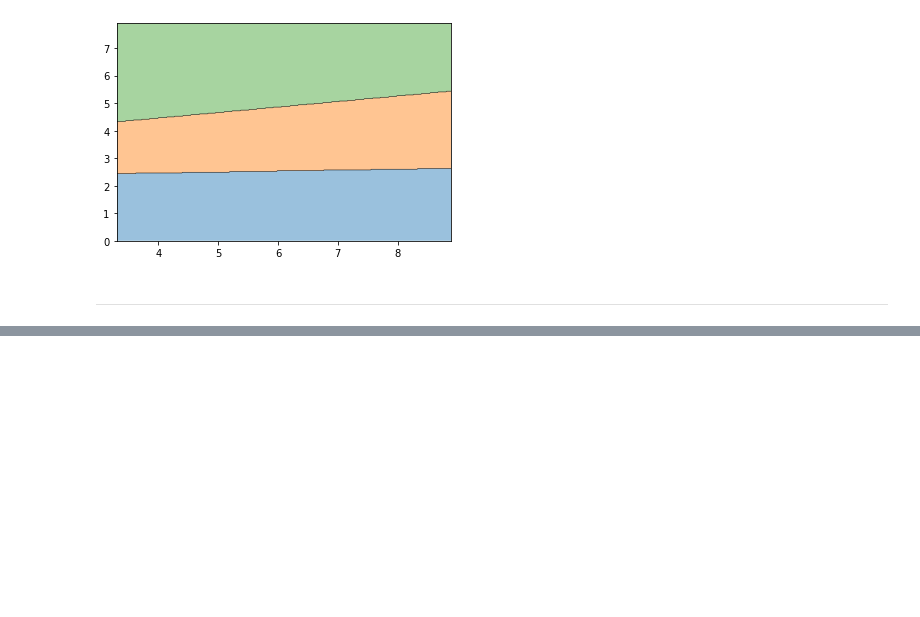
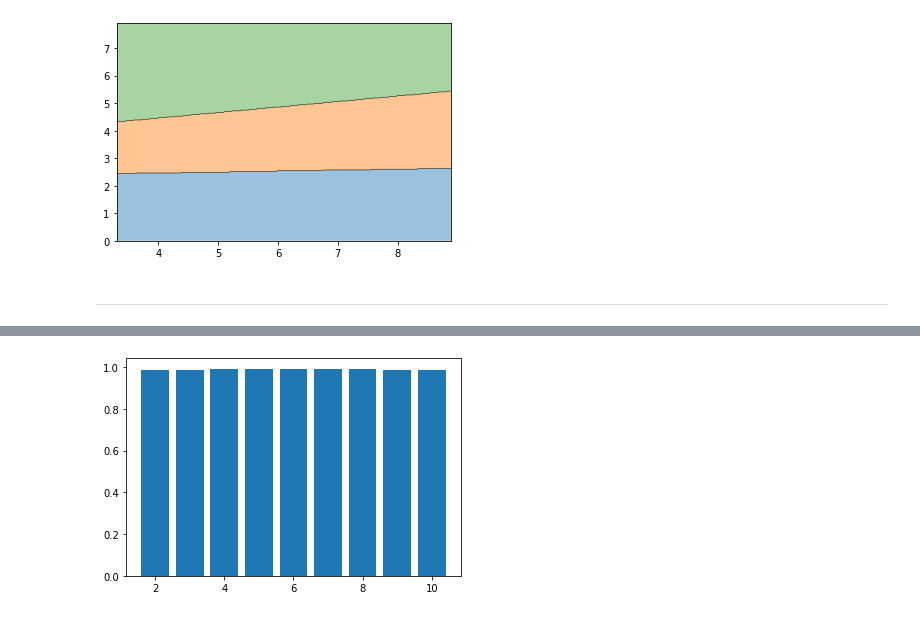
Before and after one commit to 20211527/dl07, a Jupyter notebook: notebook/ch03_ml_intro.ipynb, the cells around one changed output, grey strips where cells are left out. Drawn from its saved outputs; the diff is of its cells as text; code cells hidden in the pictures; blank space fills up the shorter version.

```diff
--- a/notebook/ch03_ml_intro.ipynb
+++ b/notebook/ch03_ml_intro.ipynb
@@ -180,0 +259,13 @@ ___
+# %%
+#####################################################
+# DIY : Search the best hyperparameter: n_neighbors
+#####################################################
+scores = []
+for kn in range(2,11):
+    knn = KNeighborsClassifier(n_neighbors=kn)
+    knn.fit(X_train, y_train)
+    y_pred = knn.predict(X_test)
+    score = metrics.accuracy_score(y_test, y_pred)
+    scores.append(score)
+
+print(scores)
@@ -180,0 +274,84 @@ ___
+# %%
+
+#####################################################
+# DIY : Search the best hyperparameter: n_neighbors
+#####################################################
+scores = []
+for kn in range(2,11):
+    knn = KNeighborsClassifier(n_neighbors=kn)
+    knn.fit(X_train, y_train)
+    y_pred = knn.predict(X_test)
+    score = metrics.accuracy_score(y_test, y_pred)
+    scores.append(score)
+
+print(scores)
+
+# Plot scores w.r.t. n_neighbors
+plt.bar(range(2,11), scores)
+# plt.ylim((0.95,1))
+plt.show()
+
+plt.plot(range(2,11), scores,'ro-', ms=12)
+# plt.ylim((0.95,1))
+plt.show()
+
+import matplotlib.pyplot as plt
+
+from sklearn import datasets, metrics
+from sklearn.model_selection import train_test_split
+
+digits = datasets.load_digits()
+# str(digits)
+# digits.data.shape
+# digits.target.shape
+
+plt.imshow(digits.images[0], cmap=plt.cm.gray_r, interpolation='nearest')
+plt.show()
+# digits.images.shape
+
+n_samples = len(digits.images)
+digits.images.shape
+# Flattening (평탄화) : (8, 8) => (64,)
+data = digits.images.reshape((n_samples, -1))
+# data.shape
+
+from sklearn.neighbors import KNeighborsClassifier
+
+knn = KNeighborsClassifier(n_neighbors=6)
+
+X_train, X_test, y_train, y_test = train_test_split(
+    data, digits.target, test_size=0.2)
+
+knn.fit(X_train, y_train)
+
+y_pred = knn.predict(X_test)
+
+scores = metrics.accuracy_score(y_test, y_pred)
+print(scores)
+
+plt.imshow(X_test[10].reshape(8,8), cmap=plt.cm.gray_r, interpolation='nearest')
+y_pred = knn.predict([X_test[10]])
+print(y_pred)
+
+#####################################################
+# DIY : Search the best hyperparameter: n_neighbors
+#####################################################
+scores = []
+for kn in range(2,11):
+    knn = KNeighborsClassifier(n_neighbors=kn)
+    knn.fit(X_train, y_train)
+    y_pred = knn.predict(X_test)
+    score = metrics.accuracy_score(y_test, y_pred)
+    scores.append(score)
+
+scores
+
+# Plot scores w.r.t. n_neighbors
+plt.bar(range(2,11), scores)
+# plt.ylim((0.95,1))
+plt.show()
+
+plt.plot(range(2,11), scores,'ro-', ms=12)
+# plt.ylim((0.95,1))
+plt.show()
+# %% [output]
@@ -180,0 +359 @@ ___
+[figure, added]
```
Also changed, not shown: parts of 14 cells of this notebook.
